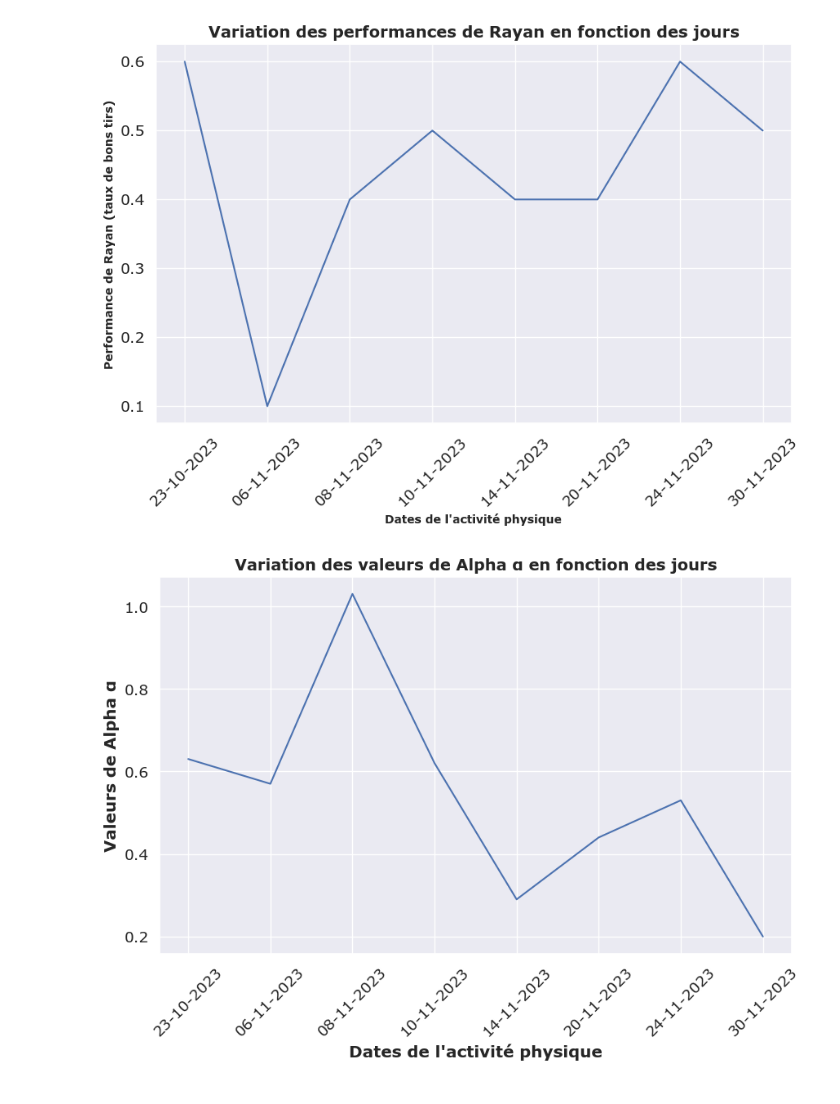
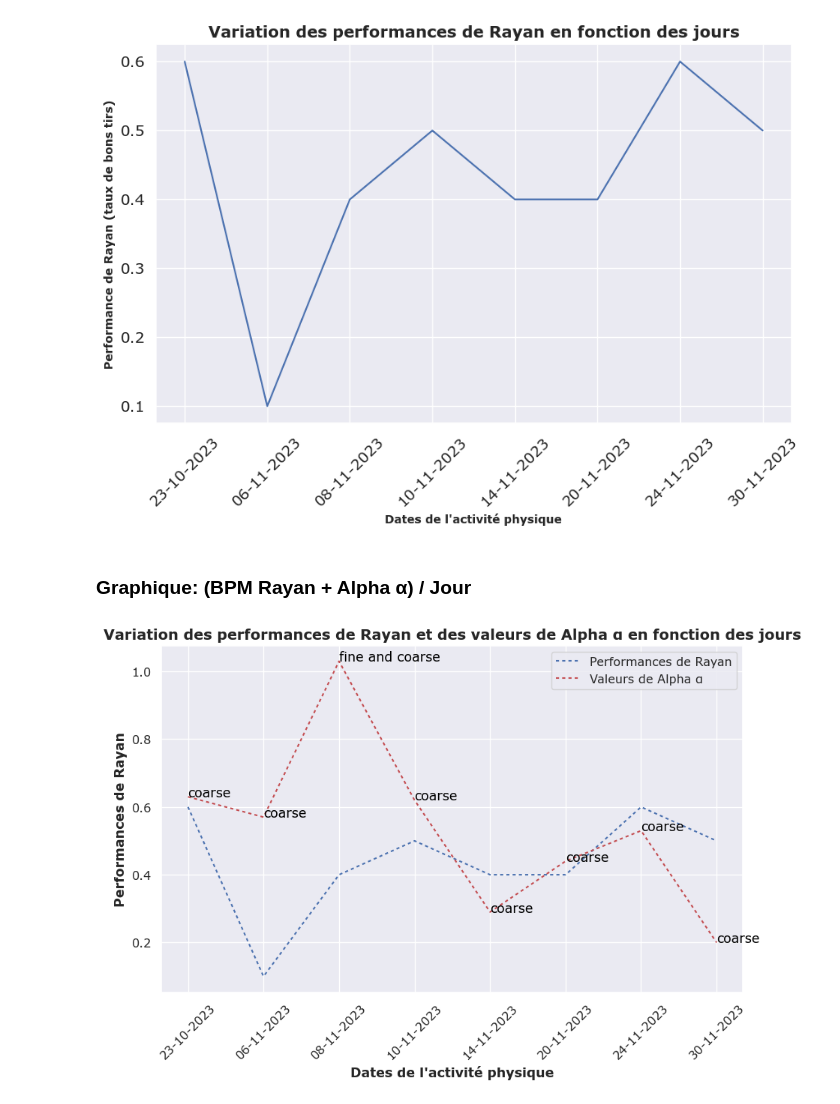
Before and after one commit to Kibalchish47/CalisphAir-LFLV-2023, a Jupyter notebook: visualisation de données phase 1.ipynb, the cells around one changed output. Drawn from its saved outputs; the diff is of its cells as text; code cells hidden in the pictures.

```diff
--- a/code version 1/visualisation de données.ipynb
+++ b/visualisation de données phase 1.ipynb
@@ -205,17 +519,41 @@ plt.xticks(rotation=45)
 plt.show()
 # %% [output]
 [figure]
+# %% [markdown]
+### Graphique: (BPM Rayan + Alpha α) / Jour
 # %%
-# Visualiser les valeurs de Alpha α en fonction des jours avec un graphique
+# Graphique Commun
+sns.set(font_scale=1.12, font="Verdana")
+
 plt.figure(figsize=(10, 6))
-sns.lineplot(x=dates, y=alpha_values)
+
+# Plotting Rayan's performance
+rayan_line = sns.lineplot(
+    x=dates, y=athlete_results_rayan,
+    label="Performances de Rayan",
+    style=True, dashes=[(2, 2)],
+    color='b', legend=False
+)
+
+# Plotting Alpha values
+alpha_line = sns.lineplot(
+    x=dates, y=alpha_values,
+    label="Valeurs de Alpha α",
+    style=True, dashes=[(2, 2)],
+    color='r', legend=False
+)
 
 plt.xlabel("Dates de l'activité physique", fontweight="bold")
-plt.ylabel("Valeurs de Alpha α", fontweight="bold")
+plt.ylabel("Performances de Rayan", fontweight="bold")
 
-plt.title("Variation des valeurs de Alpha α en fonction des jours", fontweight="bold", fontsize=14)
+plt.title("Variation des performances de Rayan et des valeurs de Alpha α en fonction des jours", fontweight="bold", fontsize=14)
+
+# Adding titles to each point on the Alpha graph
+for i in range(len(dates)):
+    alpha_line.text(dates[i], alpha_values[i], particle_size[i], horizontalalignment='left', size='medium', color='black')
 
 plt.xticks(rotation=45)
+plt.legend()
 plt.show()
 # %% [output]
-[figure, old version]
+[figure, new version]
```
Also changed, not shown: parts of 55 cells of this notebook, 2 other files.
